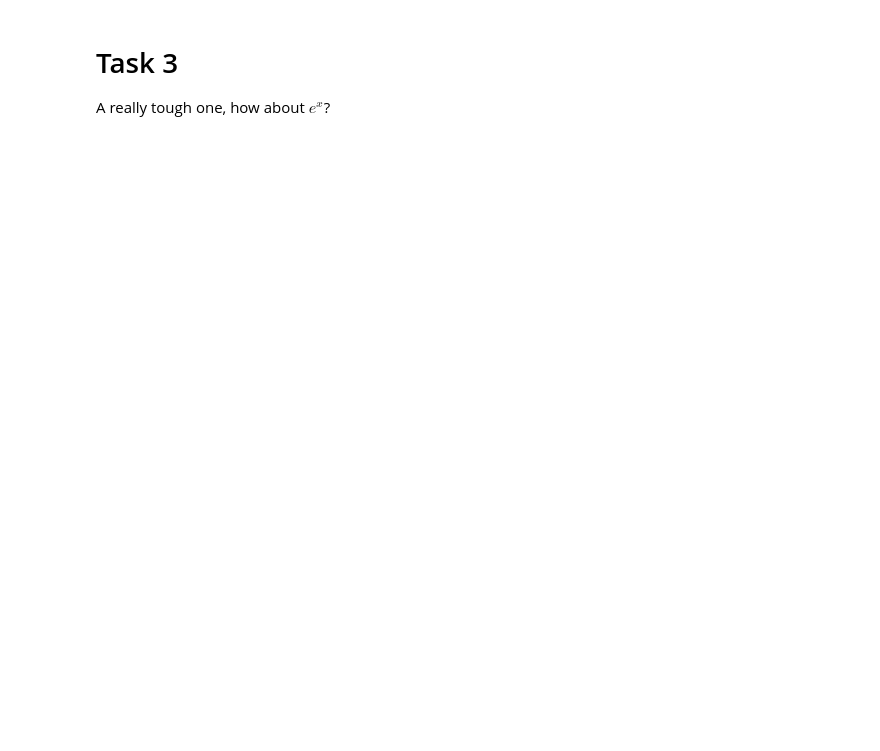
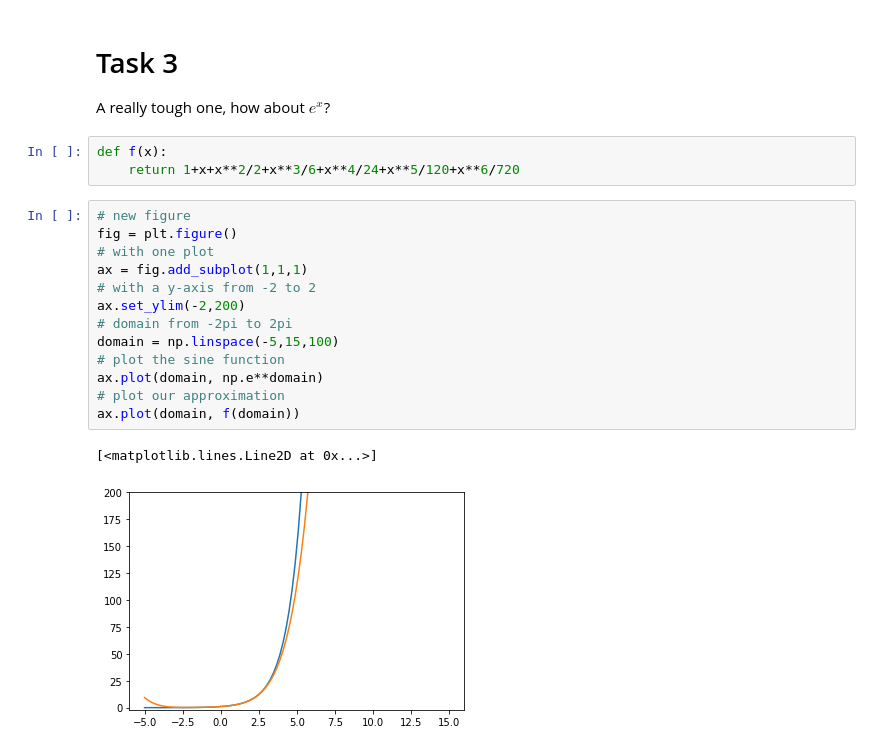
Before and after one commit to adacollege/fmaths-2-maclaurin, a Jupyter notebook: approximating sine and others.ipynb, the cells around one changed output. Saved outputs shown, nothing was run; the diff lists cells and outputs as text; blank space fills up the shorter version.

```diff
--- a/approximating sine and others.ipynb
+++ b/approximating sine and others.ipynb
@@ -36,3 +66,22 @@ Now how about $\cos(x)$?
 # Task 3
 
 A really tough one, how about $e^x$?
+# %%
+def f(x):
+    return 1+x+x**2/2+x**3/6+x**4/24+x**5/120+x**6/720
+# %%
+# new figure
+fig = plt.figure()
+# with one plot
+ax = fig.add_subplot(1,1,1)
+# with a y-axis from -2 to 2
+ax.set_ylim(-2,200)
+# domain from -2pi to 2pi
+domain = np.linspace(-5,15,100)
+# plot the sine function
+ax.plot(domain, np.e**domain)
+# plot our approximation
+ax.plot(domain, f(domain))
+# %% [output]
+[<matplotlib.lines.Line2D at 0x...>]
+[figure, added]
```
Also changed, not shown: parts of 7 cells of this notebook.
